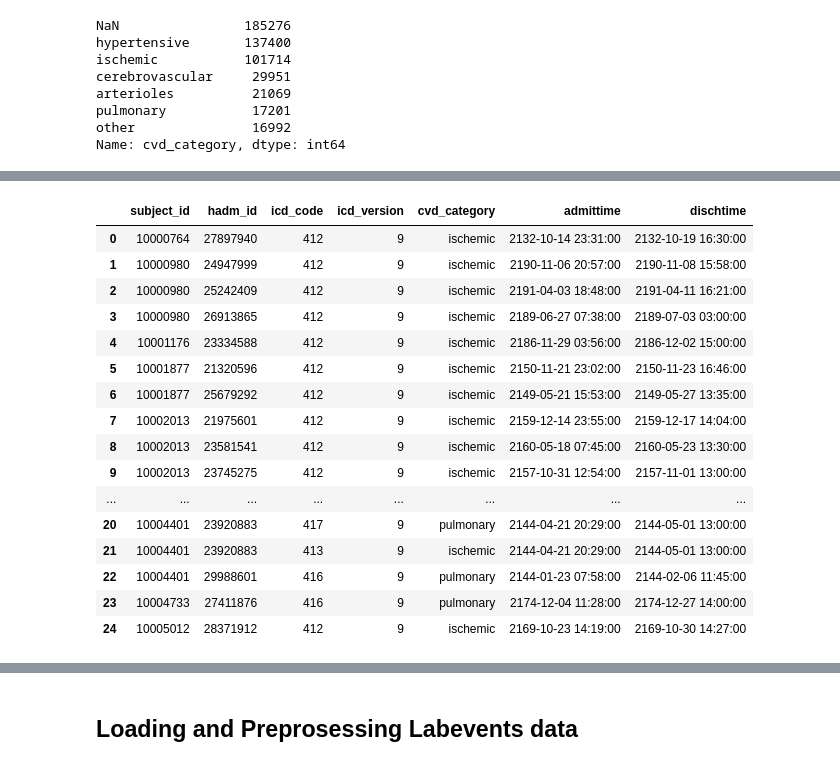
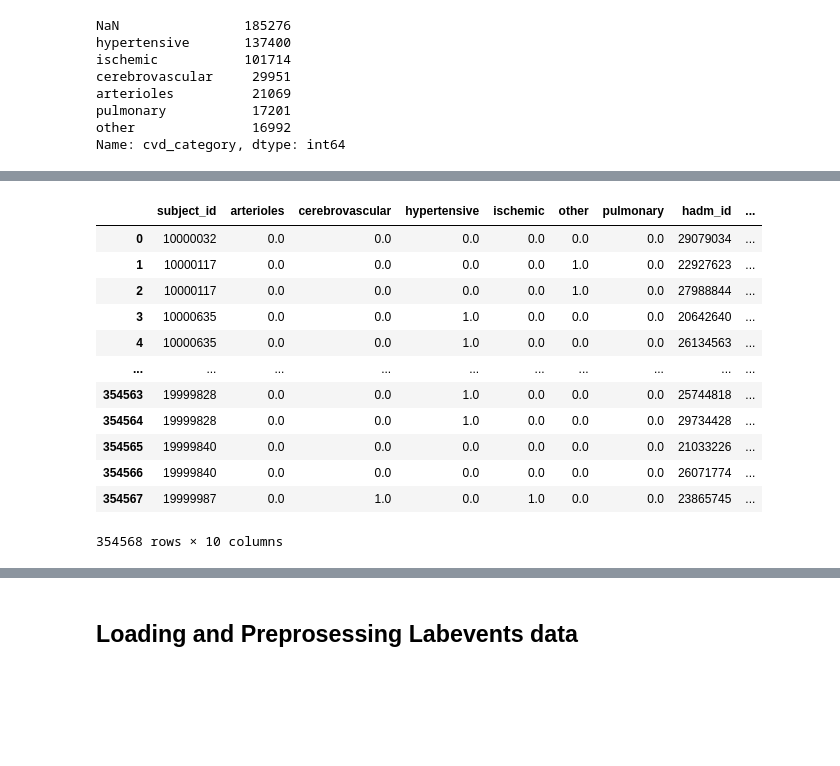
Before and after one commit to yloughribi/Internship, a Jupyter notebook: Python_script.ipynb, the cells around one changed output, grey strips where cells are left out. Cells and saved outputs as stored; diff of their text form; code cells hidden in the pictures; blank space fills up the shorter version.

```diff
--- a/Python_script.ipynb
+++ b/Python_script.ipynb
@@ -196,4 +258,7 @@ Name: cvd_category, dtype: int64
+# %%
+diag_cvd = all_patients.merge(cvd_dummies_agg, on='subject_id', how='left')
+# %%
+diag_cvd.fillna(0, inplace=True)
 # %%
-diag_cvd = diag_cvd.dropna()
 diag_cvd.shape
 # %% [output]
@@ -203,5 +284,3 @@ diag_cvd.shape
 # %%
-diag_cml = diag_cml.merge(admission, on=['subject_id', 'hadm_id'])
-diag_cml = diag_cml.reset_index(drop=True)
-diag_cvd = diag_cvd.merge(admission, on=['subject_id', 'hadm_id'])
+diag_cvd = diag_cvd.merge(admission, on=['subject_id'])
 diag_cvd = diag_cvd.reset_index(drop=True)
@@ -208,23 +321,19 @@ diag_cvd = diag_cvd.reset_index(drop=True)
 # %%
-diag_cvd.head(25)
+diag_cvd
 # %% [output]
-|  | subject_id | hadm_id | icd_code | icd_version | cvd_category | admittime | dischtime |
-| 0 | 10000764 | 27897940 | 412 | 9 | ischemic | 2132-10-14 23:31:00 | 2132-10-19 16:30:00 |
-| 1 | 10000980 | 24947999 | 412 | 9 | ischemic | 2190-11-06 20:57:00 | 2190-11-08 15:58:00 |
-| 2 | 10000980 | 25242409 | 412 | 9 | ischemic | 2191-04-03 18:48:00 | 2191-04-11 16:21:00 |
-| 3 | 10000980 | 26913865 | 412 | 9 | ischemic | 2189-06-27 07:38:00 | 2189-07-03 03:00:00 |
-| 4 | 10001176 | 23334588 | 412 | 9 | ischemic | 2186-11-29 03:56:00 | 2186-12-02 15:00:00 |
-| 5 | 10001877 | 21320596 | 412 | 9 | ischemic | 2150-11-21 23:02:00 | 2150-11-23 16:46:00 |
-| 6 | 10001877 | 25679292 | 412 | 9 | ischemic | 2149-05-21 15:53:00 | 2149-05-27 13:35:00 |
-| 7 | 10002013 | 21975601 | 412 | 9 | ischemic | 2159-12-14 23:55:00 | 2159-12-17 14:04:00 |
-| 8 | 10002013 | 23581541 | 412 | 9 | ischemic | 2160-05-18 07:45:00 | 2160-05-23 13:30:00 |
-| 9 | 10002013 | 23745275 | 412 | 9 | ischemic | 2157-10-31 12:54:00 | 2157-11-01 13:00:00 |
-| ... | ... | ... | ... | ... | ... | ... | ... |
-| 20 | 10004401 | 23920883 | 417 | 9 | pulmonary | 2144-04-21 20:29:00 | 2144-05-01 13:00:00 |
-| 21 | 10004401 | 23920883 | 413 | 9 | ischemic | 2144-04-21 20:29:00 | 2144-05-01 13:00:00 |
-| 22 | 10004401 | 29988601 | 416 | 9 | pulmonary | 2144-01-23 07:58:00 | 2144-02-06 11:45:00 |
-| 23 | 10004733 | 27411876 | 416 | 9 | pulmonary | 2174-12-04 11:28:00 | 2174-12-27 14:00:00 |
-| 24 | 10005012 | 28371912 | 412 | 9 | ischemic | 2169-10-23 14:19:00 | 2169-10-30 14:27:00 |
+|  | subject_id | arterioles | cerebrovascular | hypertensive | ischemic | other | pulmonary | hadm_id | ... |
+| 0 | 10000032 | 0.0 | 0.0 | 0.0 | 0.0 | 0.0 | 0.0 | 29079034 | ... |
+| 1 | 10000117 | 0.0 | 0.0 | 0.0 | 0.0 | 1.0 | 0.0 | 22927623 | ... |
+| 2 | 10000117 | 0.0 | 0.0 | 0.0 | 0.0 | 1.0 | 0.0 | 27988844 | ... |
+| 3 | 10000635 | 0.0 | 0.0 | 1.0 | 0.0 | 0.0 | 0.0 | 20642640 | ... |
+| 4 | 10000635 | 0.0 | 0.0 | 1.0 | 0.0 | 0.0 | 0.0 | 26134563 | ... |
+| ... | ... | ... | ... | ... | ... | ... | ... | ... | ... |
+| 354563 | 19999828 | 0.0 | 0.0 | 1.0 | 0.0 | 0.0 | 0.0 | 25744818 | ... |
+| 354564 | 19999828 | 0.0 | 0.0 | 1.0 | 0.0 | 0.0 | 0.0 | 29734428 | ... |
+| 354565 | 19999840 | 0.0 | 0.0 | 0.0 | 0.0 | 0.0 | 0.0 | 21033226 | ... |
+| 354566 | 19999840 | 0.0 | 0.0 | 0.0 | 0.0 | 0.0 | 0.0 | 26071774 | ... |
+| 354567 | 19999987 | 0.0 | 1.0 | 0.0 | 1.0 | 0.0 | 0.0 | 23865745 | ... |
+354568 rows × 10 columns
 # %%
 # Keep only columns we need
 cml = diag_cml[['subject_id', 'admittime']].rename(columns={'admittime': 'cml_date'})
```
Also changed, not shown: parts of 72 cells of this notebook, 1 other file.
